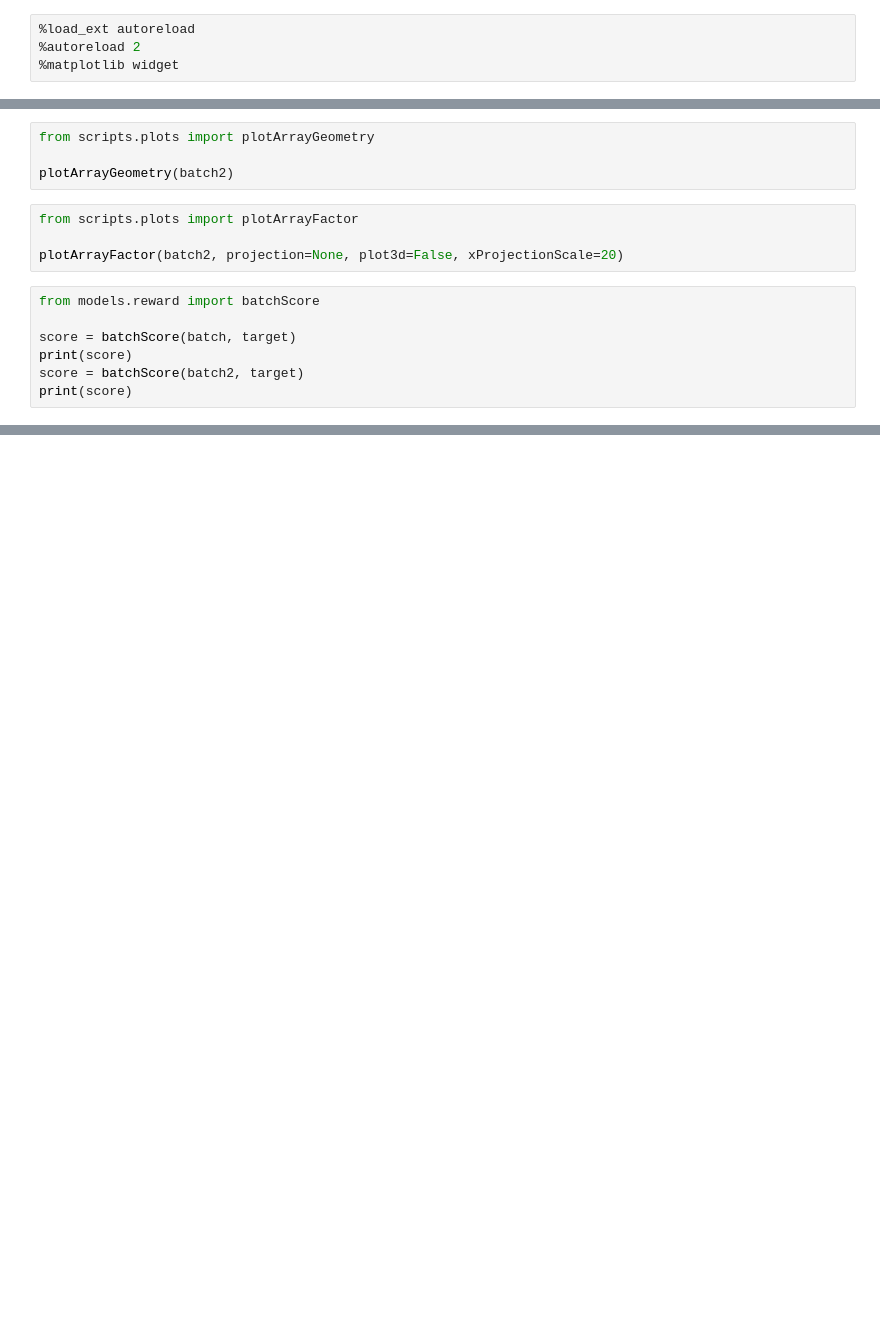
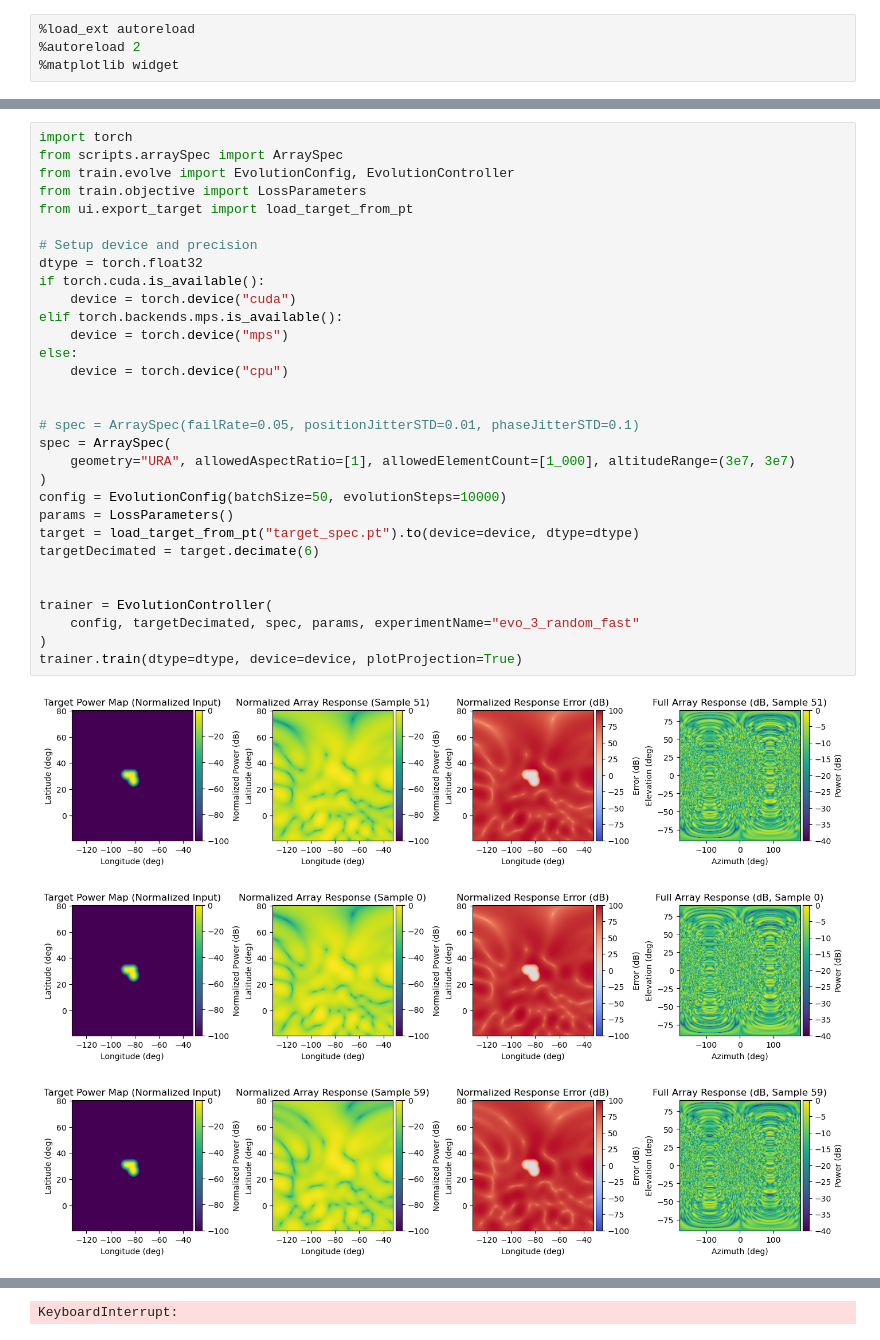
Before and after one commit to rtlaryan/Helios, a Jupyter notebook: helios.ipynb, the cells around one changed output, grey strips where cells are left out. Cells and saved outputs as stored; diff of their text form; blank space fills up the shorter version.

```diff
--- a/helios.ipynb
+++ b/helios.ipynb
@@ -48,15 +5,35 @@ print(f"ECEF      [X,Y,Z]: {batch.ECEFPosition.shape} | {batch.ECEFPosition.dtyp
-# %%
-from scripts.plots import plotArrayGeometry
-
-plotArrayGeometry(batch2)
-# %%
-from scripts.plots import plotArrayFactor
-
-plotArrayFactor(batch2, projection=None, plot3d=False, xProjectionScale=20)
-# %%
-from models.reward import batchScore
-
-score = batchScore(batch, target)
-print(score)
-score = batchScore(batch2, target)
-print(score)
+# %%
+import torch
+from scripts.arraySpec import ArraySpec
+from train.evolve import EvolutionConfig, EvolutionController
+from train.objective import LossParameters
+from ui.export_target import load_target_from_pt
+
+# Setup device and precision
+dtype = torch.float32
+if torch.cuda.is_available():
+    device = torch.device("cuda")
+elif torch.backends.mps.is_available():
+    device = torch.device("mps")
+else:
+    device = torch.device("cpu")
+
+
+# spec = ArraySpec(failRate=0.05, positionJitterSTD=0.01, phaseJitterSTD=0.1)
+spec = ArraySpec(
+    geometry="URA", allowedAspectRatio=[1], allowedElementCount=[1_000], altitudeRange=(3e7, 3e7)
+)
+config = EvolutionConfig(batchSize=50, evolutionSteps=10000)
+params = LossParameters()
+target = load_target_from_pt("target_spec.pt").to(device=device, dtype=dtype)
+targetDecimated = target.decimate(6)
+
+
+trainer = EvolutionController(
+    config, targetDecimated, spec, params, experimentName="evo_3_random_fast"
+)
+trainer.train(dtype=dtype, device=device, plotProjection=True)
+# %% [output]
+[figure, added]
+[figure, added]
+[figure, added]
@@ -62,0 +44 @@ print(score)
+KeyboardInterrupt:
```
Also changed, not shown: parts of 2 cells of this notebook, 23 other files.
